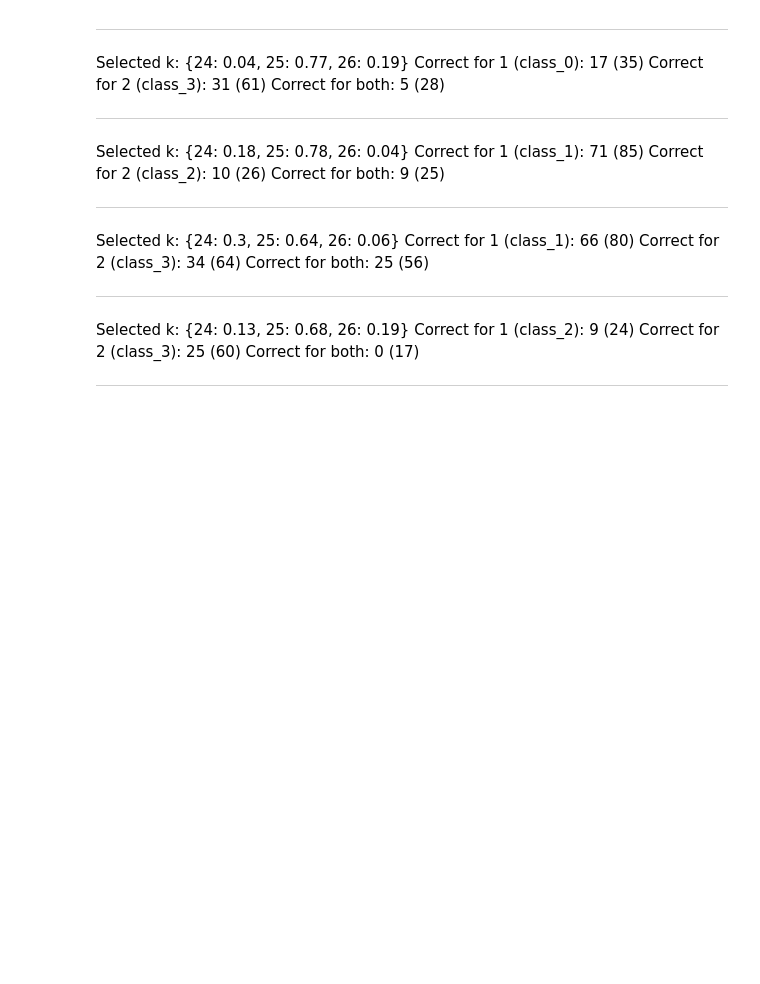
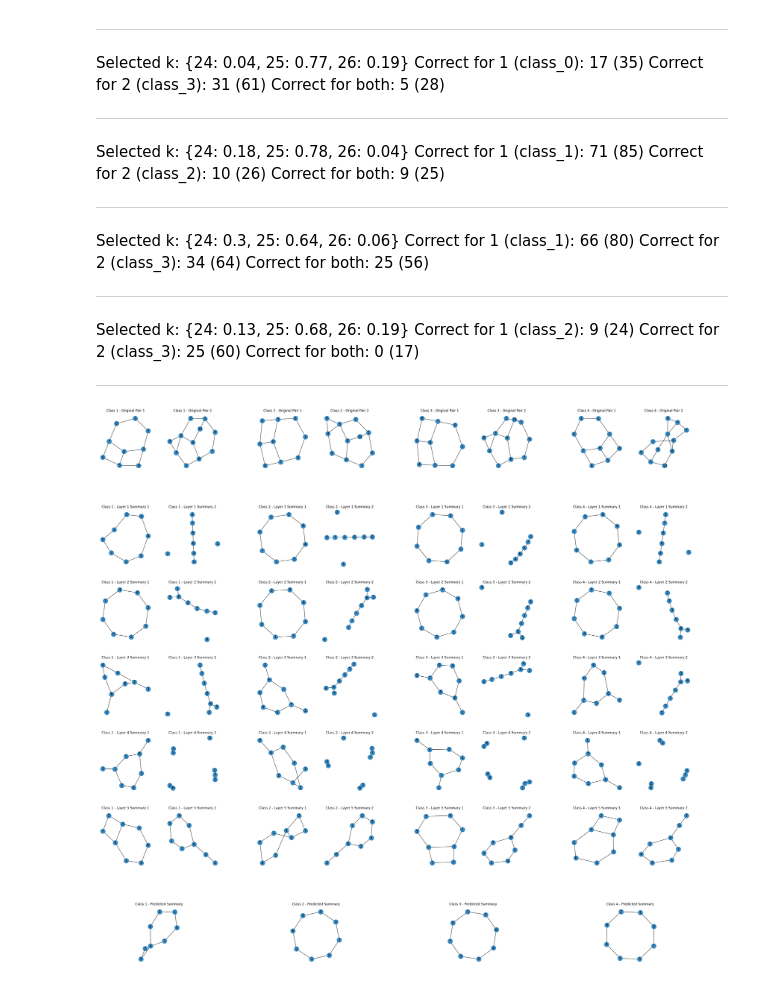
Before and after one commit to tsimiho/gmn, a Jupyter notebook: method1_synthetic.ipynb, the cells around one changed output. Saved outputs shown, nothing was run; the diff lists cells and outputs as text; code cells hidden in the pictures; blank space fills up the shorter version.

```diff
--- a/method1_synthetic.ipynb
+++ b/method1_synthetic.ipynb
@@ -438,7 +438,7 @@ def calculate_weighted_confidence(scores, external_weights=None, w_avg=0.5, w_va
 #             None,
 #         )
 # %%
-dataset = GraphDataset(torch.load("data/cycle_line_star_complete_1_25+.pt"))
+dataset = GraphDataset(torch.load("data/cycle_line_star_complete_1.pt"))
 
 (
     small_graphs,
@@ -1694,0 +1872,97 @@ Correct for both: 0 (17)
+# %%
+import matplotlib.pyplot as plt
+import networkx as nx
+
+
+def plot_method_i_results(
+    original_pairs,
+    layer_summaries_class1,
+    layer_summaries_class2,
+    layer_summaries_class3,
+    layer_summaries_class4,
+    predicted_summaries,
+    class_names,
+):
+
+    num_classes = len(original_pairs)
+    num_layers = len(layer_summaries_class1)
+
+    fig = plt.figure(figsize=(40, 4 * (num_layers + 4)))  # Adjusted figure height
+    widths = [1, 1, 0.2] * num_classes
+    heights = [1] + [0.05] + [1] * num_layers + [0.05] + [1]  # Adjusted height ratios
+    gs = fig.add_gridspec(
+        num_layers + 4,  # Adjusted number of rows
+        3 * num_classes,
+        width_ratios=widths,
+        height_ratios=heights,  # Added height ratios
+        hspace=0.4,
+        wspace=0.3,
+    )
+
+    # Plot original pairs
+    for i, (G1, G2) in enumerate(original_pairs):
+        col_offset = 3 * i
+        G1 = to_networkx(G1, to_undirected=True)
+        G2 = to_networkx(G2, to_undirected=True)
+        ax1 = fig.add_subplot(gs[0, col_offset])
+        ax2 = fig.add_subplot(gs[0, col_offset + 1])
+        ax1.set_title(f"{class_names[i]} - Original Pair 1")
+        ax2.set_title(f"{class_names[i]} - Original Pair 2")
+        pos1 = nx.spring_layout(G1)
+        pos2 = nx.spring_layout(G2)
+        nx.draw(G1, pos1, ax=ax1, with_labels=True, node_color="#3b8bc2")
+        nx.draw(G2, pos2, ax=ax2, with_labels=True, node_color="#3b8bc2")
+        ax1.axis("off")
+        ax2.axis("off")
+
+    # Plot layer summaries
+    layer_summaries = [
+        layer_summaries_class1,
+        layer_summaries_class2,
+        layer_summaries_class3,
+        layer_summaries_class4,
+    ]
+    for layer in range(num_layers):
+        for i in range(num_classes):
+            col_offset = 3 * i
+            S1, S2 = layer_summaries[i][layer]
+            S1 = to_networkx(S1, to_undirected=True)
+            S2 = to_networkx(S2, to_undirected=True)
+            ax1 = fig.add_subplot(gs[layer + 2, col_offset])  # Adjusted row index
+            ax2 = fig.add_subplot(gs[layer + 2, col_offset + 1])  # Adjusted row index
+            ax1.set_title(f"{class_names[i]} - Layer {layer + 1} Summary 1")
+            ax2.set_title(f"{class_names[i]} - Layer {layer + 1} Summary 2")
+            pos1 = nx.spring_layout(S1)
+            pos2 = nx.spring_layout(S2)
+            nx.draw(S1, pos1, ax=ax1, with_labels=True, node_color="#3b8bc2")
+            nx.draw(S2, pos2, ax=ax2, with_labels=True, node_color="#3b8bc2")
+            ax1.axis("off")
+            ax2.axis("off")
+
+    for i, S in enumerate(predicted_summaries):
+        col_offset = 3 * i
+        S = to_networkx(S, to_undirected=True)
+        ax = fig.add_subplot(gs[num_layers + 3, col_offset : col_offset + 2])
+        ax.set_title(f"{class_names[i]} - Predicted Summary")
+        pos = nx.spring_layout(S)
+        nx.draw(S, pos, ax=ax, with_labels=True, node_color="#3b8bc2")
+        ax.set_aspect("equal")
+        ax.axis("off")
+
+    plt.subplots_adjust(hspace=0.4, wspace=0.1)
+    plt.show()
+
+
+class_names = ["Class 1", "Class 2", "Class 3", "Class 4"]
+
+plot_method_i_results(
+    [(graph1, graph2)] * 4,
+    clustered_graphs,
+    clustered_graphs,
+    clustered_graphs,
+    clustered_graphs,
+    [cluster] * 4,
+    class_names,
+)
+# %% [output]
+[figure, added]
```
Also changed, not shown: parts of 6 cells of this notebook, 6 other files.
